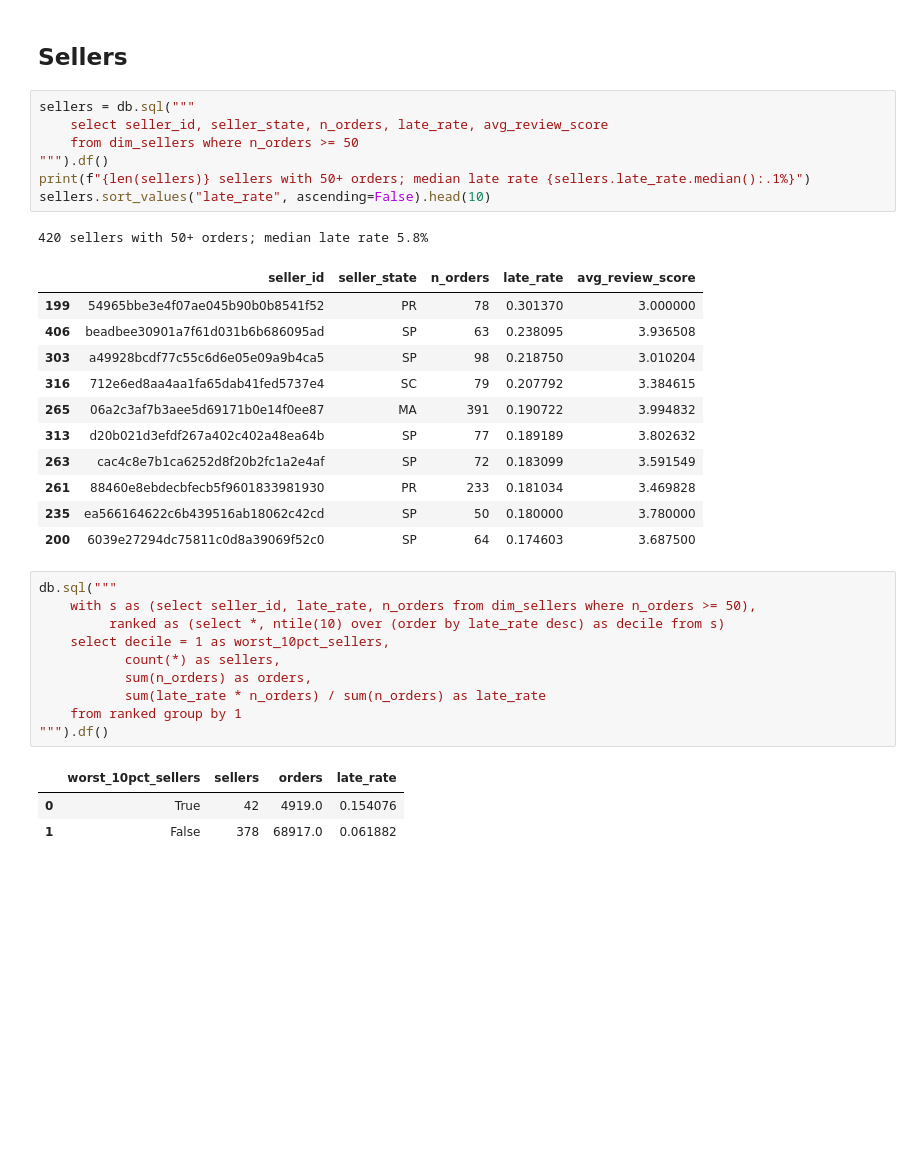
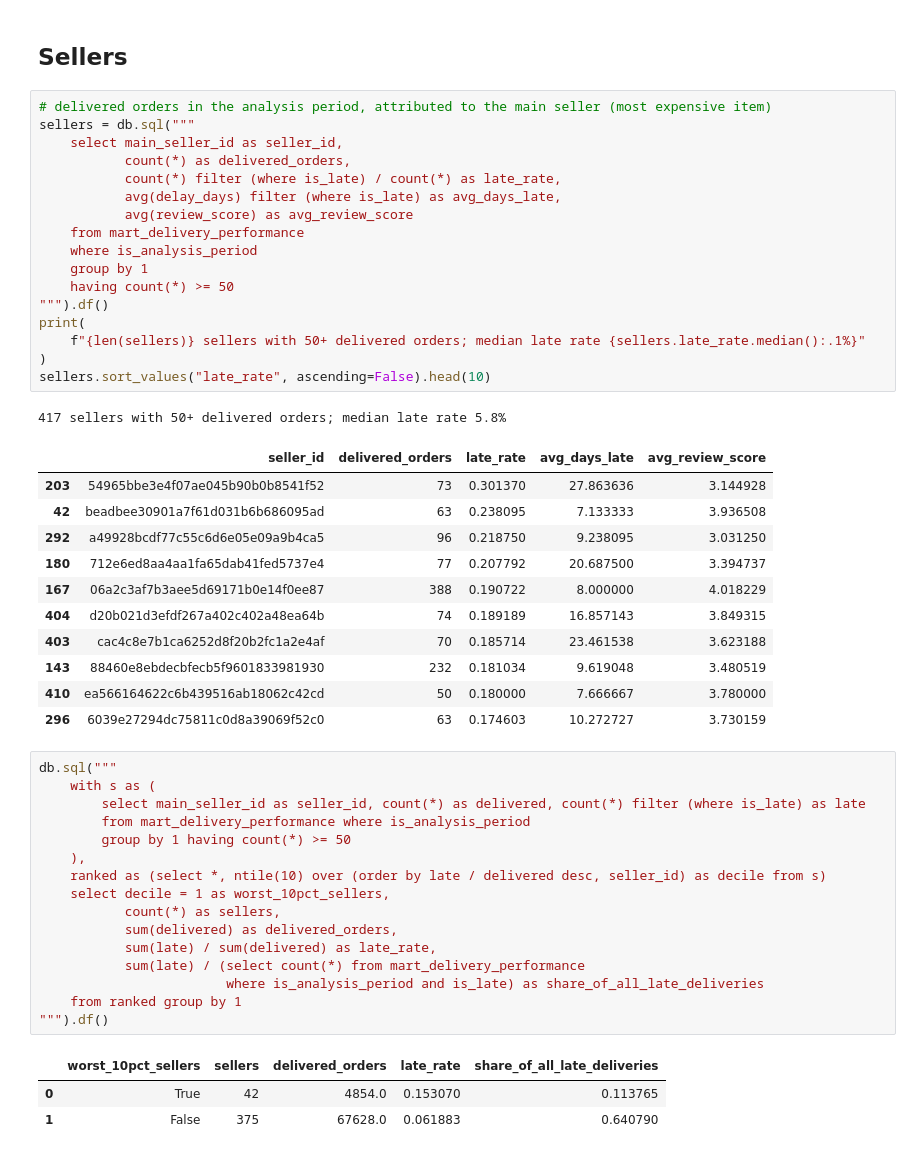
Before and after one commit to mvakh975-wq/olist-analytics, a Jupyter notebook: notebooks/04_delivery_vs_reviews.ipynb, the cells around one changed output. Cells and saved outputs as stored; diff of their text form; blank space fills up the shorter version.

Commit message:
Share delivery statistics between notebooks and export; sellers and delays limited to the analysis period

```diff
--- a/notebooks/04_delivery_vs_reviews.ipynb
+++ b/notebooks/04_delivery_vs_reviews.ipynb
@@ -220,39 +182,55 @@ plt.show()
 # %% [markdown]
 ## Sellers
 # %%
+# delivered orders in the analysis period, attributed to the main seller (most expensive item)
 sellers = db.sql("""
-    select seller_id, seller_state, n_orders, late_rate, avg_review_score
-    from dim_sellers where n_orders >= 50
+    select main_seller_id as seller_id,
+           count(*) as delivered_orders,
+           count(*) filter (where is_late) / count(*) as late_rate,
+           avg(delay_days) filter (where is_late) as avg_days_late,
+           avg(review_score) as avg_review_score
+    from mart_delivery_performance
+    where is_analysis_period
+    group by 1
+    having count(*) >= 50
 """).df()
-print(f"{len(sellers)} sellers with 50+ orders; median late rate {sellers.late_rate.median():.1%}")
+print(
+    f"{len(sellers)} sellers with 50+ delivered orders; median late rate {sellers.late_rate.median():.1%}"
+)
 sellers.sort_values("late_rate", ascending=False).head(10)
 # %% [output]
-420 sellers with 50+ orders; median late rate 5.8%
+417 sellers with 50+ delivered orders; median late rate 5.8%
-|  | seller_id | seller_state | n_orders | late_rate | avg_review_score |
-| 199 | 54965bbe3e4f07ae045b90b0b8541f52 | PR | 78 | 0.301370 | 3.000000 |
-| 406 | beadbee30901a7f61d031b6b686095ad | SP | 63 | 0.238095 | 3.936508 |
-| 303 | a49928bcdf77c55c6d6e05e09a9b4ca5 | SP | 98 | 0.218750 | 3.010204 |
-| 316 | 712e6ed8aa4aa1fa65dab41fed5737e4 | SC | 79 | 0.207792 | 3.384615 |
-| 265 | 06a2c3af7b3aee5d69171b0e14f0ee87 | MA | 391 | 0.190722 | 3.994832 |
-| 313 | d20b021d3efdf267a402c402a48ea64b | SP | 77 | 0.189189 | 3.802632 |
-| 263 | cac4c8e7b1ca6252d8f20b2fc1a2e4af | SP | 72 | 0.183099 | 3.591549 |
-| 261 | 88460e8ebdecbfecb5f9601833981930 | PR | 233 | 0.181034 | 3.469828 |
-| 235 | ea566164622c6b439516ab18062c42cd | SP | 50 | 0.180000 | 3.780000 |
-| 200 | 6039e27294dc75811c0d8a39069f52c0 | SP | 64 | 0.174603 | 3.687500 |
+|  | seller_id | delivered_orders | late_rate | avg_days_late | avg_review_score |
+| 203 | 54965bbe3e4f07ae045b90b0b8541f52 | 73 | 0.301370 | 27.863636 | 3.144928 |
+| 42 | beadbee30901a7f61d031b6b686095ad | 63 | 0.238095 | 7.133333 | 3.936508 |
+| 292 | a49928bcdf77c55c6d6e05e09a9b4ca5 | 96 | 0.218750 | 9.238095 | 3.031250 |
+| 180 | 712e6ed8aa4aa1fa65dab41fed5737e4 | 77 | 0.207792 | 20.687500 | 3.394737 |
+| 167 | 06a2c3af7b3aee5d69171b0e14f0ee87 | 388 | 0.190722 | 8.000000 | 4.018229 |
+| 404 | d20b021d3efdf267a402c402a48ea64b | 74 | 0.189189 | 16.857143 | 3.849315 |
+| 403 | cac4c8e7b1ca6252d8f20b2fc1a2e4af | 70 | 0.185714 | 23.461538 | 3.623188 |
+| 143 | 88460e8ebdecbfecb5f9601833981930 | 232 | 0.181034 | 9.619048 | 3.480519 |
+| 410 | ea566164622c6b439516ab18062c42cd | 50 | 0.180000 | 7.666667 | 3.780000 |
+| 296 | 6039e27294dc75811c0d8a39069f52c0 | 63 | 0.174603 | 10.272727 | 3.730159 |
 # %%
 db.sql("""
-    with s as (select seller_id, late_rate, n_orders from dim_sellers where n_orders >= 50),
-         ranked as (select *, ntile(10) over (order by late_rate desc) as decile from s)
+    with s as (
+        select main_seller_id as seller_id, count(*) as delivered, count(*) filter (where is_late) as late
+        from mart_delivery_performance where is_analysis_period
+        group by 1 having count(*) >= 50
+    ),
+    ranked as (select *, ntile(10) over (order by late / delivered desc, seller_id) as decile from s)
     select decile = 1 as worst_10pct_sellers,
            count(*) as sellers,
-           sum(n_orders) as orders,
-           sum(late_rate * n_orders) / sum(n_orders) as late_rate
+           sum(delivered) as delivered_orders,
+           sum(late) / sum(delivered) as late_rate,
+           sum(late) / (select count(*) from mart_delivery_performance
+                        where is_analysis_period and is_late) as share_of_all_late_deliveries
     from ranked group by 1
 """).df()
 # %% [output]
-|  | worst_10pct_sellers | sellers | orders | late_rate |
-| 0 | True | 42 | 4919.0 | 0.154076 |
-| 1 | False | 378 | 68917.0 | 0.061882 |
+|  | worst_10pct_sellers | sellers | delivered_orders | late_rate | share_of_all_late_deliveries |
+| 0 | True | 42 | 4854.0 | 0.153070 | 0.113765 |
+| 1 | False | 375 | 67628.0 | 0.061883 | 0.640790 |
 # %% [markdown]
 ## Findings
 - **Late delivery goes with far worse reviews**: on-time orders average
```
Also changed, not shown: parts of 6 cells of this notebook, 14 other files.
